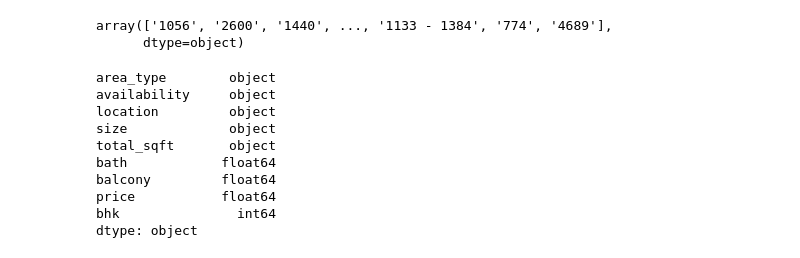
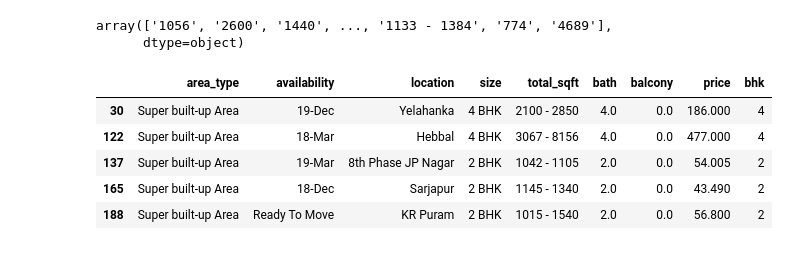
Before and after one commit to MUHAMMED13690/regression_model_prediction, a Jupyter notebook: notebook/data/house_data.ipynb, the cells around one changed output. Cells and saved outputs as stored; diff of their text form; code cells hidden in the pictures.

```diff
--- a/notebook/data/house_data.ipynb
+++ b/notebook/data/house_data.ipynb
@@ -181,16 +181,19 @@ df['total_sqft'].unique()
 # %% [output]
 array(['1056', '2600', '1440', ..., '1133 - 1384', '774', '4689'],
       dtype=object)
-# %%
-df.dtypes
-# %% [output]
-area_type        object
-availability     object
-location         object
-size             object
-total_sqft       object
-bath            float64
-balcony         float64
-price           float64
-bhk               int64
-dtype: object
+# %%
+def is_float(x):
+    try:
+        float(x)
+    except:
+        return False
+    return True
+# %%
+df[~df['total_sqft'].apply(is_float)].head()
+# %% [output]
+|  | area_type | availability | location | size | total_sqft | bath | balcony | price | bhk |
+| 30 | Super built-up Area | 19-Dec | Yelahanka | 4 BHK | 2100 - 2850 | 4.0 | 0.0 | 186.000 | 4 |
+| 122 | Super built-up Area | 18-Mar | Hebbal | 4 BHK | 3067 - 8156 | 4.0 | 0.0 | 477.000 | 4 |
+| 137 | Super built-up Area | 19-Mar | 8th Phase JP Nagar | 2 BHK | 1042 - 1105 | 2.0 | 0.0 | 54.005 | 2 |
+| 165 | Super built-up Area | 18-Dec | Sarjapur | 2 BHK | 1145 - 1340 | 2.0 | 0.0 | 43.490 | 2 |
+| 188 | Super built-up Area | Ready To Move | KR Puram | 2 BHK | 1015 - 1540 | 2.0 | 0.0 | 56.800 | 2 |
```
Also changed, not shown: parts of 4 cells of this notebook, 2 other files.
